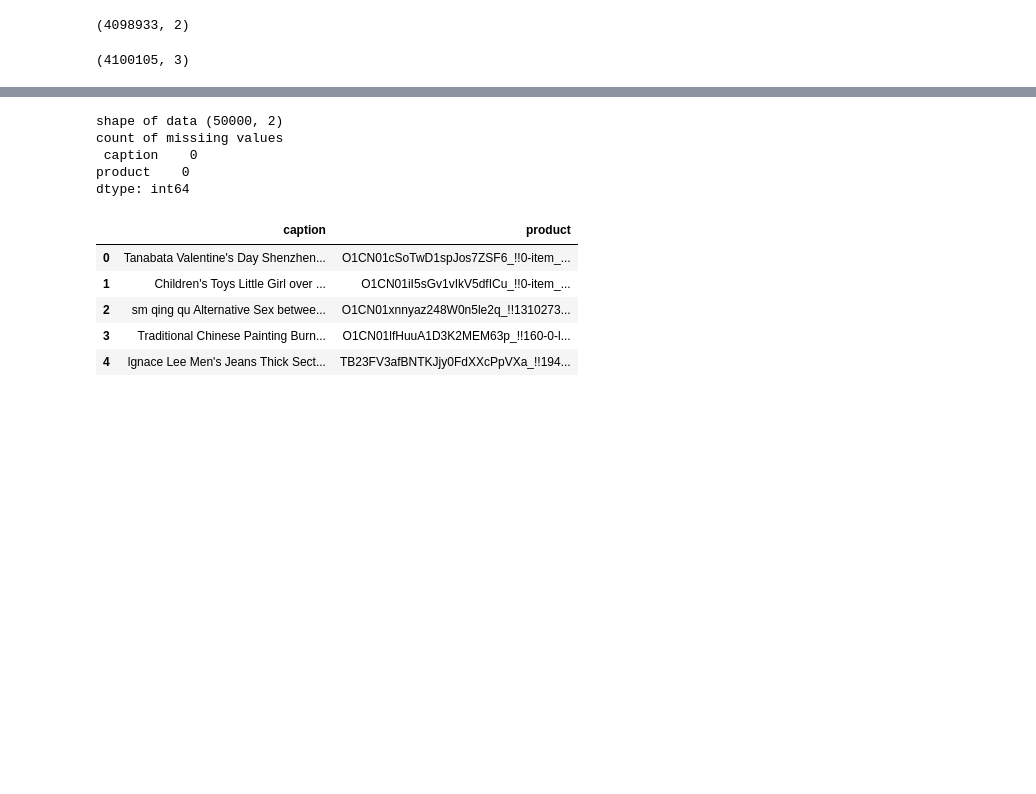
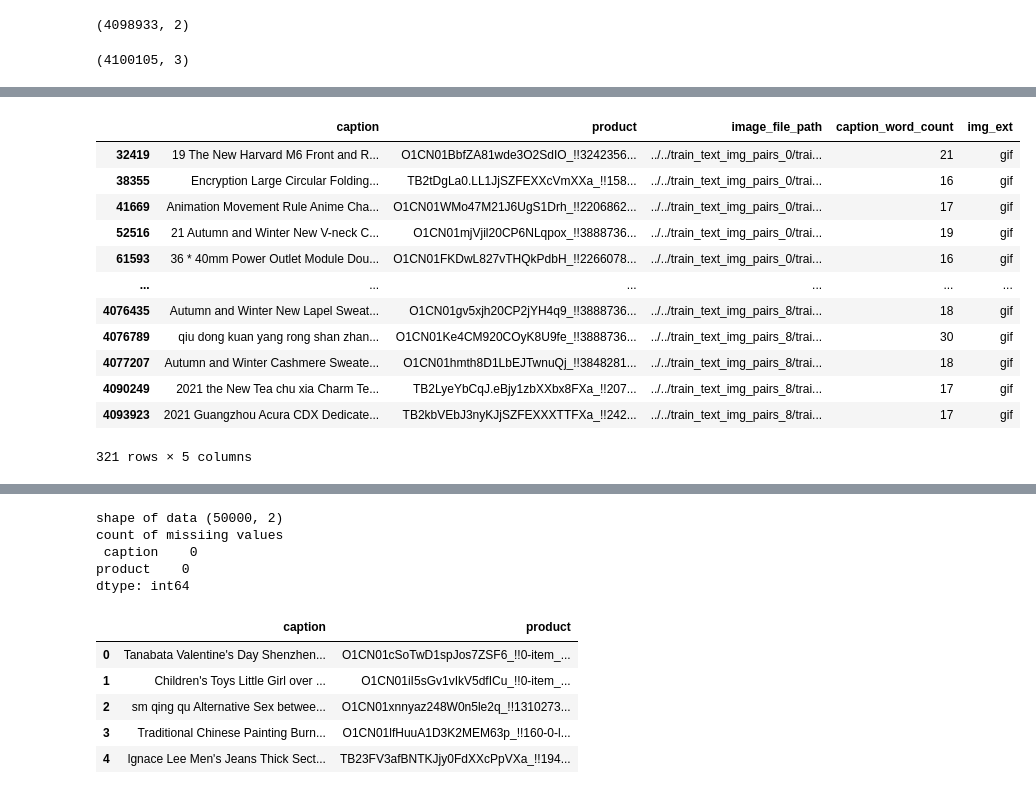
Before and after one commit to poipiii/aliproduct_challenge_cvpr2022, a Jupyter notebook: eda/aliproduct_cvpr_eda_2022.ipynb, the cells around one changed output, grey strips where cells are left out. Saved outputs shown, nothing was run; the diff lists cells and outputs as text; code cells hidden in the pictures; blank space fills up the shorter version.

```diff
--- a/eda/aliproduct_cvpr_eda_2022.ipynb
+++ b/eda/aliproduct_cvpr_eda_2022.ipynb
@@ -82,0 +127,16 @@ dtype: int64
+# %%
+image_df[image_df["img_ext"]=="gif"]
+# %% [output]
+|  | caption | product | image_file_path | caption_word_count | img_ext |
+| 32419 | 19 The New Harvard M6 Front and R... | O1CN01BbfZA81wde3O2SdIO_!!3242356... | ../../train_text_img_pairs_0/trai... | 21 | gif |
+| 38355 | Encryption Large Circular Folding... | TB2tDgLa0.LL1JjSZFEXXcVmXXa_!!158... | ../../train_text_img_pairs_0/trai... | 16 | gif |
+| 41669 | Animation Movement Rule Anime Cha... | O1CN01WMo47M21J6UgS1Drh_!!2206862... | ../../train_text_img_pairs_0/trai... | 17 | gif |
+| 52516 | 21 Autumn and Winter New V-neck C... | O1CN01mjVjil20CP6NLqpox_!!3888736... | ../../train_text_img_pairs_0/trai... | 19 | gif |
+| 61593 | 36 * 40mm Power Outlet Module Dou... | O1CN01FKDwL827vTHQkPdbH_!!2266078... | ../../train_text_img_pairs_0/trai... | 16 | gif |
+| ... | ... | ... | ... | ... | ... |
+| 4076435 | Autumn and Winter New Lapel Sweat... | O1CN01gv5xjh20CP2jYH4q9_!!3888736... | ../../train_text_img_pairs_8/trai... | 18 | gif |
+| 4076789 | qiu dong kuan yang rong shan zhan... | O1CN01Ke4CM920COyK8U9fe_!!3888736... | ../../train_text_img_pairs_8/trai... | 30 | gif |
+| 4077207 | Autumn and Winter Cashmere Sweate... | O1CN01hmth8D1LbEJTwnuQj_!!3848281... | ../../train_text_img_pairs_8/trai... | 18 | gif |
+| 4090249 | 2021 the New Tea chu xia Charm Te... | TB2LyeYbCqJ.eBjy1zbXXbx8FXa_!!207... | ../../train_text_img_pairs_8/trai... | 17 | gif |
+| 4093923 | 2021 Guangzhou Acura CDX Dedicate... | TB2kbVEbJ3nyKJjSZFEXXXTTFXa_!!242... | ../../train_text_img_pairs_8/trai... | 17 | gif |
+321 rows × 5 columns
```
Also changed, not shown: parts of 18 cells of this notebook, 13 other files.
